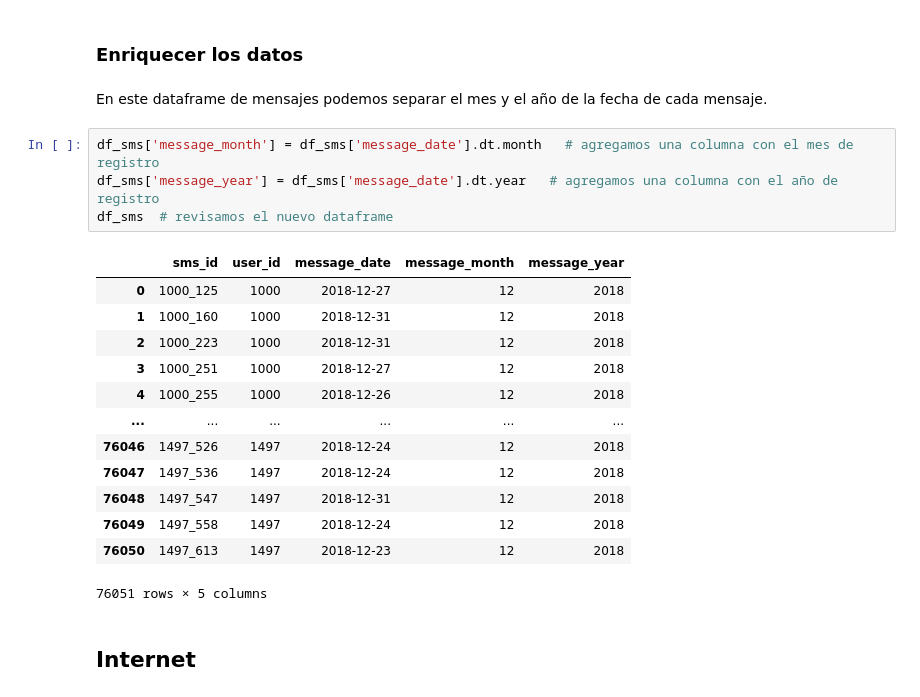
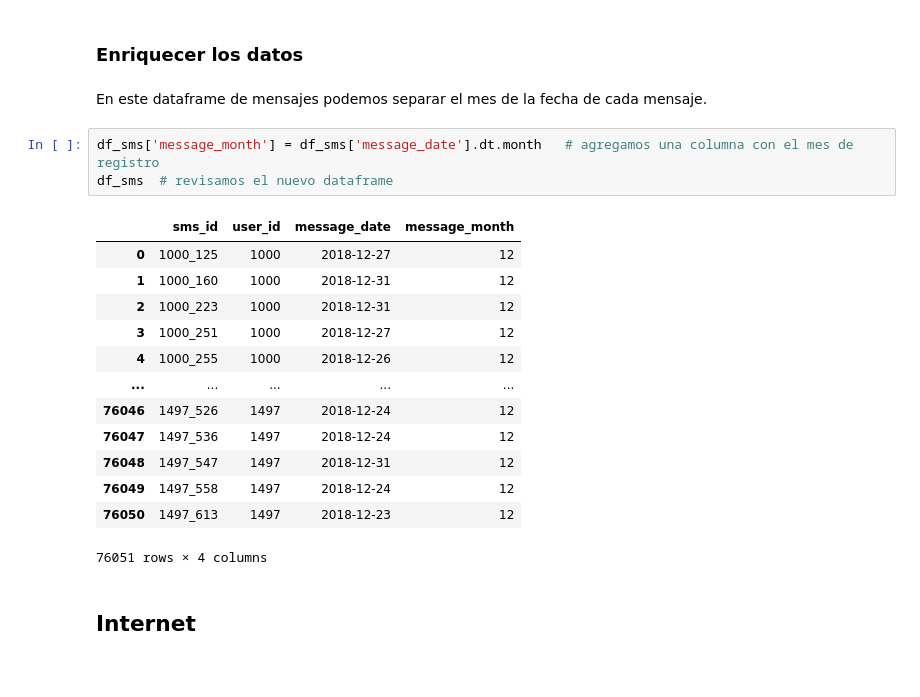
Before and after one commit to aldotoms/Proyectos-Finales-Github, a Jupyter notebook: Proyecto_SP5_V1.0.ipynb, the cells around one changed output. Saved outputs shown, nothing was run; the diff lists cells and outputs as text.

```diff
--- a/Proyecto_SP5_V1.0.ipynb
+++ b/Proyecto_SP5_V1.0.ipynb
@@ -461,25 +493,24 @@ memory usage: 1.7+ MB
 # %% [markdown]
 ### Enriquecer los datos
 # %% [markdown]
-En este dataframe de mensajes podemos separar el mes y el año de la fecha de cada mensaje.
+En este dataframe de mensajes podemos separar el mes de la fecha de cada mensaje.
 # %%
 df_sms['message_month'] = df_sms['message_date'].dt.month   # agregamos una columna con el mes de registro
-df_sms['message_year'] = df_sms['message_date'].dt.year   # agregamos una columna con el año de registro
 df_sms  # revisamos el nuevo dataframe
 # %% [output]
-|  | sms_id | user_id | message_date | message_month | message_year |
-| 0 | 1000_125 | 1000 | 2018-12-27 | 12 | 2018 |
-| 1 | 1000_160 | 1000 | 2018-12-31 | 12 | 2018 |
-| 2 | 1000_223 | 1000 | 2018-12-31 | 12 | 2018 |
-| 3 | 1000_251 | 1000 | 2018-12-27 | 12 | 2018 |
-| 4 | 1000_255 | 1000 | 2018-12-26 | 12 | 2018 |
-| ... | ... | ... | ... | ... | ... |
-| 76046 | 1497_526 | 1497 | 2018-12-24 | 12 | 2018 |
-| 76047 | 1497_536 | 1497 | 2018-12-24 | 12 | 2018 |
-| 76048 | 1497_547 | 1497 | 2018-12-31 | 12 | 2018 |
-| 76049 | 1497_558 | 1497 | 2018-12-24 | 12 | 2018 |
-| 76050 | 1497_613 | 1497 | 2018-12-23 | 12 | 2018 |
+|  | sms_id | user_id | message_date | message_month |
+| 0 | 1000_125 | 1000 | 2018-12-27 | 12 |
+| 1 | 1000_160 | 1000 | 2018-12-31 | 12 |
+| 2 | 1000_223 | 1000 | 2018-12-31 | 12 |
+| 3 | 1000_251 | 1000 | 2018-12-27 | 12 |
+| 4 | 1000_255 | 1000 | 2018-12-26 | 12 |
+| ... | ... | ... | ... | ... |
+| 76046 | 1497_526 | 1497 | 2018-12-24 | 12 |
+| 76047 | 1497_536 | 1497 | 2018-12-24 | 12 |
+| 76048 | 1497_547 | 1497 | 2018-12-31 | 12 |
+| 76049 | 1497_558 | 1497 | 2018-12-24 | 12 |
+| 76050 | 1497_613 | 1497 | 2018-12-23 | 12 |
-76051 rows × 5 columns
+76051 rows × 4 columns
 # %% [markdown]
 ## Internet
 # %%
```
Also changed, not shown: parts of 22 cells of this notebook.
